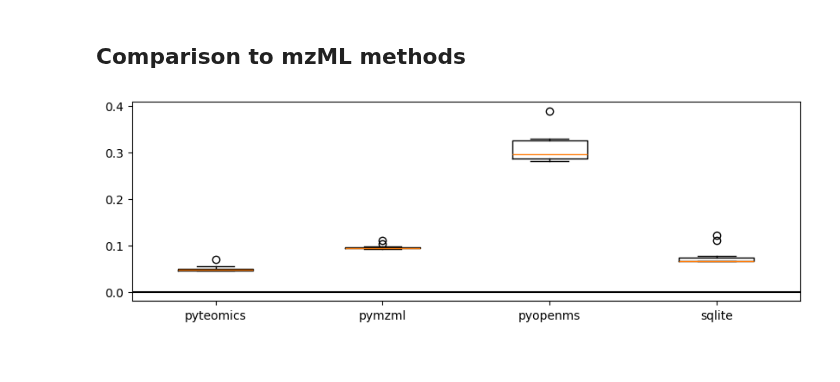
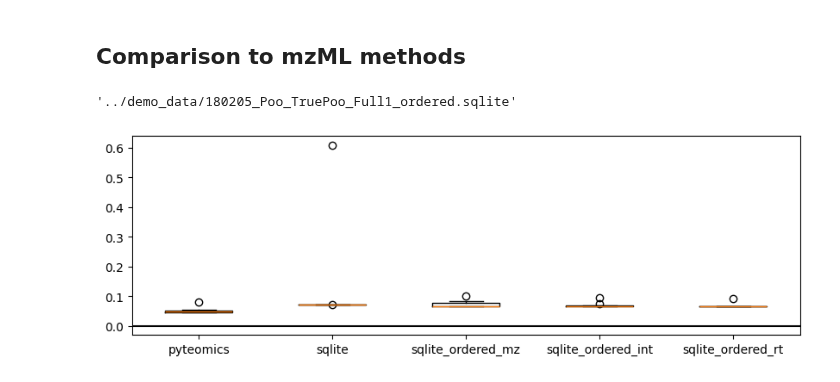
Before and after one commit to wkumler/mzsql, a Jupyter notebook: demo_notebooks/SQLite_notebook.ipynb, the cells around one changed output. Drawn from its saved outputs; the diff is of its cells as text; code cells hidden in the pictures.

```diff
--- a/demo_notebooks/SQLite_notebook.ipynb
+++ b/demo_notebooks/SQLite_notebook.ipynb
@@ -78,13 +72,18 @@ plt.scatter(rtrange_data["rt"], rtrange_data["int"])
 ## Comparison to mzML methods
 # %%
 import timeit
+# %%
+turn_mzml_sqlite("../demo_data/180205_Poo_TruePoo_Full1.mzML", "../demo_data/180205_Poo_TruePoo_Full1_ordered.sqlite", 'rt')
+# %% [output]
+'../demo_data/180205_Poo_TruePoo_Full1_ordered.sqlite'
 # %%
 pyteomics_spec = timeit.repeat('get_spec_mzml_pyteomics("../demo_data/180205_Poo_TruePoo_Full1.mzML", 1)', globals=globals(), number=1, repeat=10)
-pymzml_spec = timeit.repeat('get_spec_mzml_pymzml("../demo_data/180205_Poo_TruePoo_Full1.mzML", 3)', globals=globals(), number=1, repeat=10)
-pyopenms_spec = timeit.repeat('get_spec_mzml_pyopenms("../demo_data/180205_Poo_TruePoo_Full1.mzML", 1)', globals=globals(), number=1, repeat=10)
 sqlite_spec = timeit.repeat('get_spec_sqlite("../demo_data/180205_Poo_TruePoo_Full1.sqlite", 1)', globals=globals(), number=1, repeat=10)
-plt.boxplot([pyteomics_spec, pymzml_spec, pyopenms_spec, sqlite_spec], tick_labels=["pyteomics", "pymzml", "pyopenms", "sqlite"])
+sqlite_spec_ordered_mz = timeit.repeat('get_spec_sqlite("../demo_data/180205_Poo_TruePoo_Full1_ordered_mz.sqlite", 1)', globals=globals(), number=1, repeat=10)
+sqlite_spec_ordered_int = timeit.repeat('get_spec_sqlite("../demo_data/180205_Poo_TruePoo_Full1_ordered_int.sqlite", 1)', globals=globals(), number=1, repeat=10)
+sqlite_spec_ordered_rt = timeit.repeat('get_spec_sqlite("../demo_data/180205_Poo_TruePoo_Full1_ordered_rt.sqlite", 1)', globals=globals(), number=1, repeat=10)
+plt.boxplot([pyteomics_spec, sqlite_spec, sqlite_spec_ordered_mz, sqlite_spec_ordered_int, sqlite_spec_ordered_rt], tick_labels=["pyteomics", "sqlite", "sqlite_ordered_mz","sqlite_ordered_int","sqlite_ordered_rt"])
 plt.axhline(y=0, color="k")
 plt.show()
 # %% [output]
-[figure, old version]
+[figure, new version]
```
Also changed, not shown: parts of 9 cells of this notebook, 1 other file.
